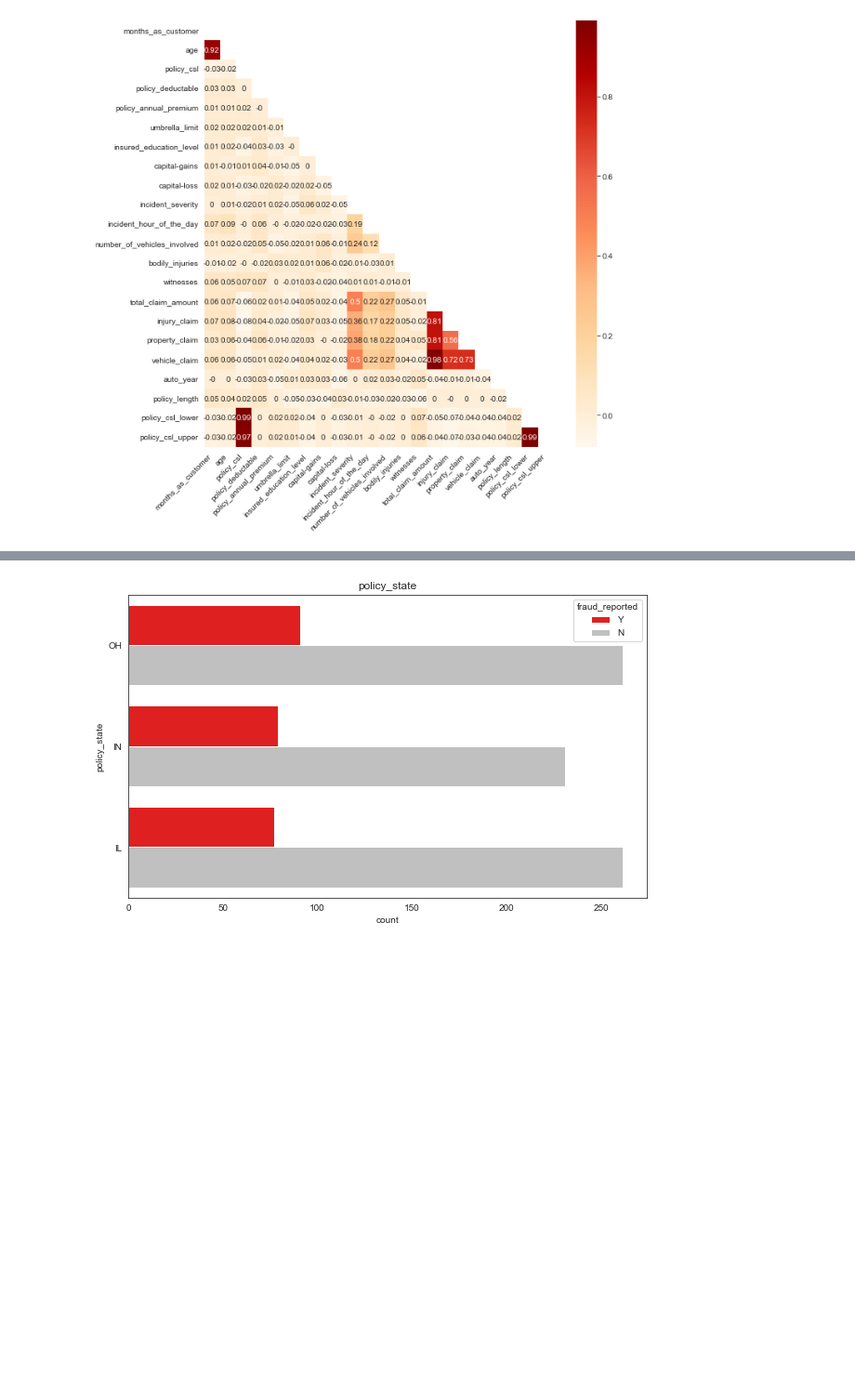
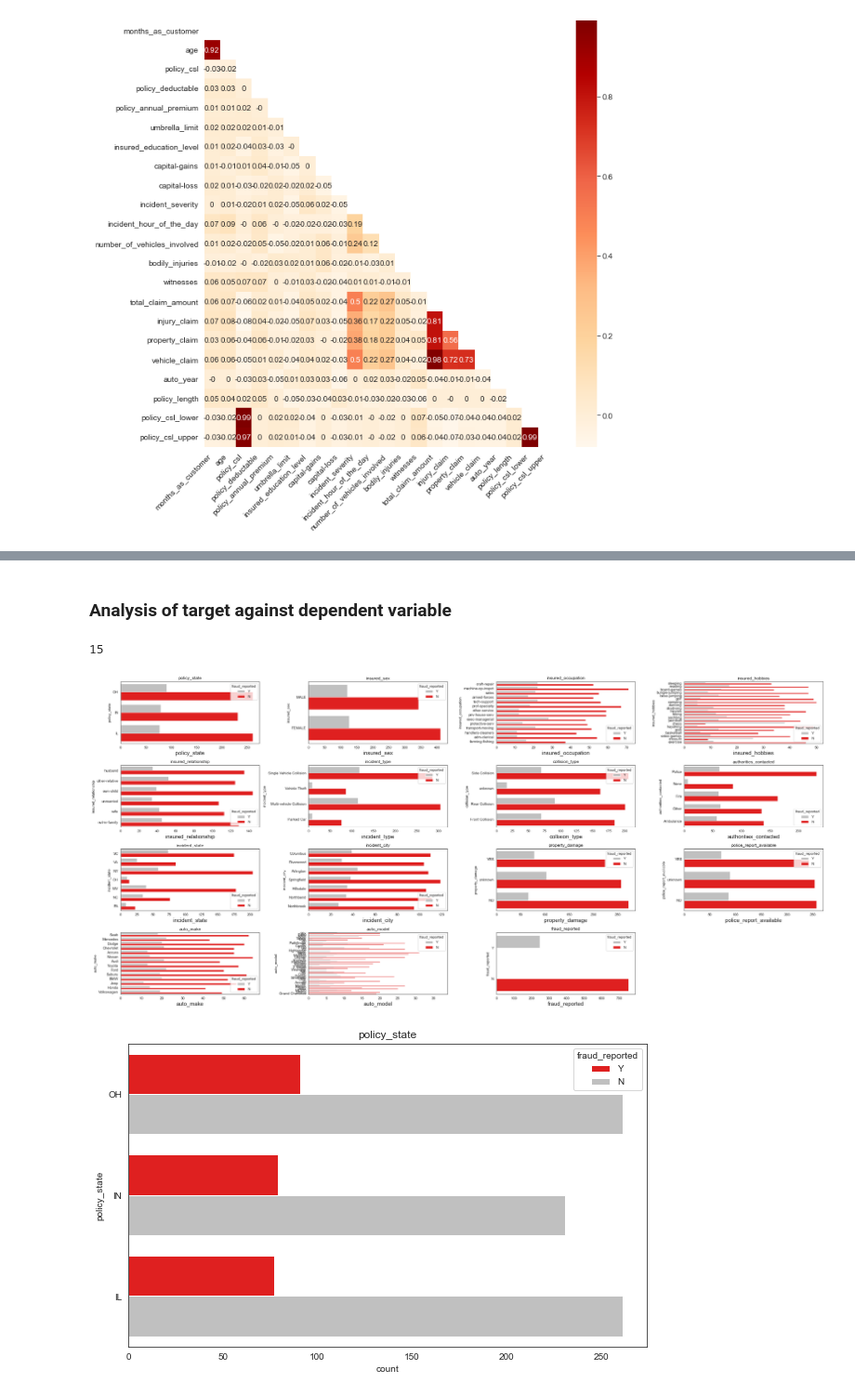
Before and after one commit to yinanchriszhang/Case-Study-Suncorp, a Jupyter notebook: FraudAnalysis.ipynb, the cells around one changed output, grey strips where cells are left out. Shown at 93% size. Cells and saved outputs as stored; diff of their text form; code cells hidden in the pictures; blank space fills up the shorter version.

```diff
--- a/FraudAnalysis.ipynb
+++ b/FraudAnalysis.ipynb
@@ -400 +472,25 @@ plt.show()
+# %% [markdown]
+### Analysis of target against dependent variable
+# %%
+
+#number of columns to plot
+df[nom_var].shape[1]
+# %% [output]
+15
+# %%
+plt.figure(figsize = (28, 25))
+plotnumber = 1
+
+plotdata = df[nom_var]
+
+for i, name in enumerate(plotdata):
+    if plotnumber <= plotdata.shape[1]:
+        ax = plt.subplot(8, 4, plotnumber)
+        sns.countplot(y=name, data=df, hue="fraud_reported", palette=['silver','red']).set(title=name)
+        plt.xlabel(name, fontsize = 15)
+
+    plotnumber += 1
+plt.tight_layout()
+# %% [output]
+[figure, added]
 # %%
```
Also changed, not shown: parts of 28 cells of this notebook, 5 other files.
